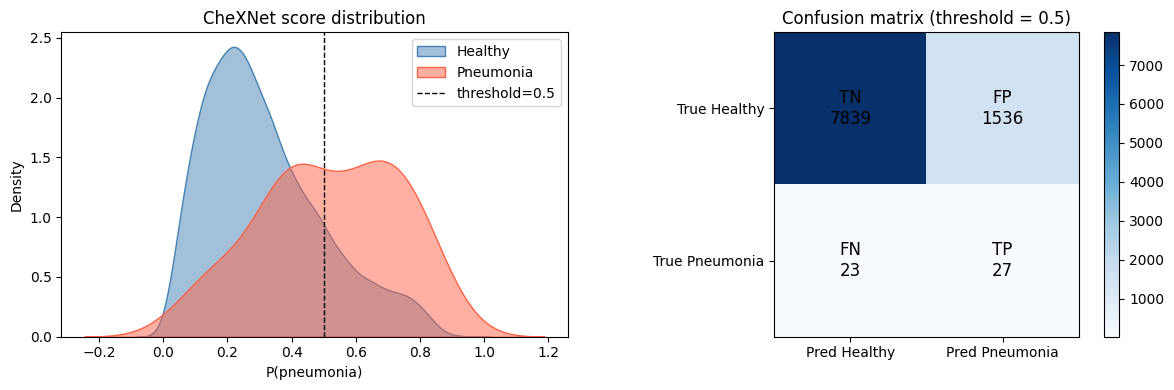
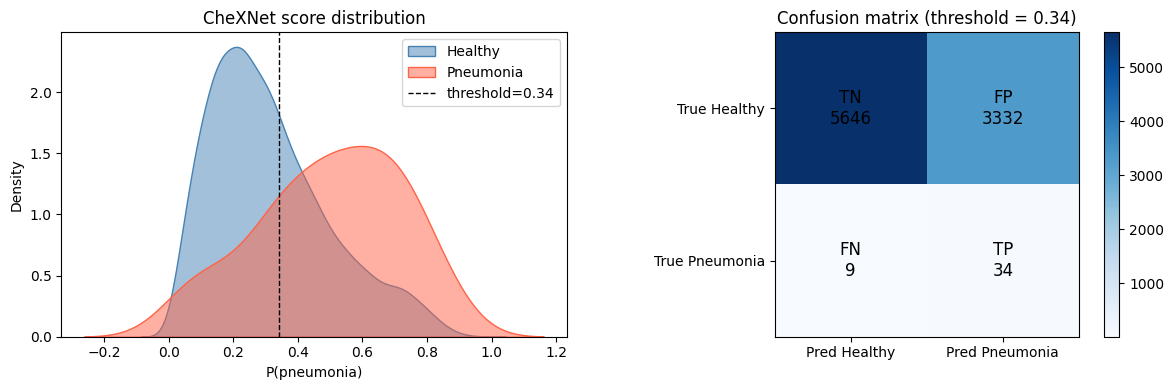
Unified diff of the notebook cell whose output changed from the first chart to the second:
--- before
+++ after
@@ -2,5 +2,5 @@
 import seaborn as sns
 
-cm = compute_confusion_matrix(y_true, y_scores, threshold=0.5)
+cm = compute_confusion_matrix(y_true, y_scores, threshold=best_threshold)
 tn, fp, fn, tp = cm.ravel()
 
@@ -13,5 +13,5 @@
 sns.kdeplot(y_scores[y_true == 1], ax=ax, fill=True, common_norm=False,
             label="Pneumonia", color="tomato", alpha=0.5)
-ax.axvline(0.5, color="black", linestyle="--", linewidth=1, label="threshold=0.5")
+ax.axvline(best_threshold, color="black", linestyle="--", linewidth=1, label=f"threshold={best_threshold:.2f}")
 ax.set_xlabel("P(pneumonia)")
 ax.set_ylabel("Density")
@@ -29,5 +29,5 @@
 ax.set_xticks([0, 1]); ax.set_xticklabels(["Pred Healthy", "Pred Pneumonia"])
 ax.set_yticks([0, 1]); ax.set_yticklabels(["True Healthy", "True Pneumonia"])
-ax.set_title("Confusion matrix (threshold = 0.5)")
+ax.set_title(f"Confusion matrix (threshold = {best_threshold:.2f})")
 plt.colorbar(im, ax=ax)
 

Commit: flip rate for cvae and cycleGAN